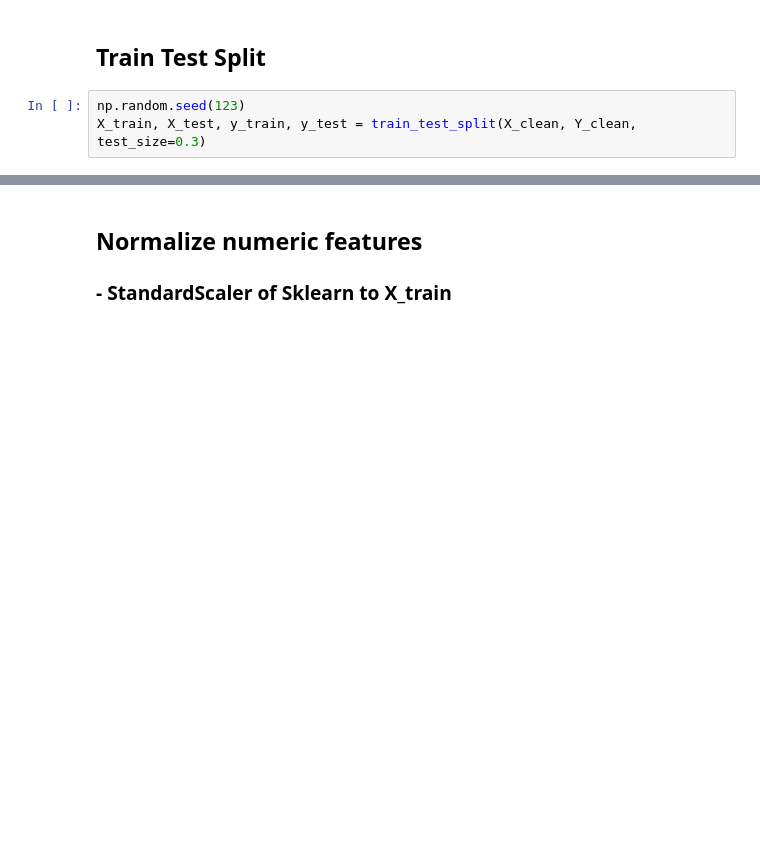
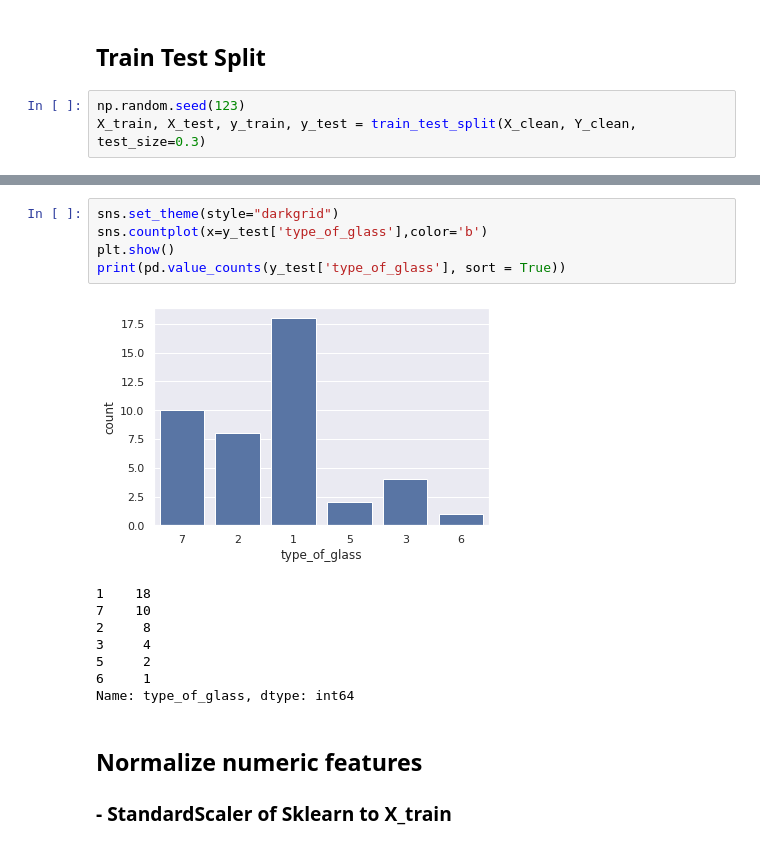
Before and after one commit to hecescam/IA3, a Jupyter notebook: Hunger_games.ipynb, the cells around one changed output, grey strips where cells are left out. Saved outputs shown, nothing was run; the diff lists cells and outputs as text; blank space fills up the shorter version.

```diff
--- a/Hunger_games.ipynb
+++ b/Hunger_games.ipynb
@@ -481,3 +495,17 @@ X_train, X_test, y_train, y_test = train_test_split(X_clean, Y_clean, test_size=
+# %%
+sns.set_theme(style="darkgrid")
+sns.countplot(x=y_test['type_of_glass'],color='b')
+plt.show()
+print(pd.value_counts(y_test['type_of_glass'], sort = True))
+# %% [output]
+[figure, added]
+1    18
+7    10
+2     8
+3     4
+5     2
+6     1
+Name: type_of_glass, dtype: int64
 # %% [markdown]
 ## Normalize numeric features
 ### - StandardScaler of Sklearn to X_train
```
Also changed, not shown: parts of 29 cells of this notebook.
